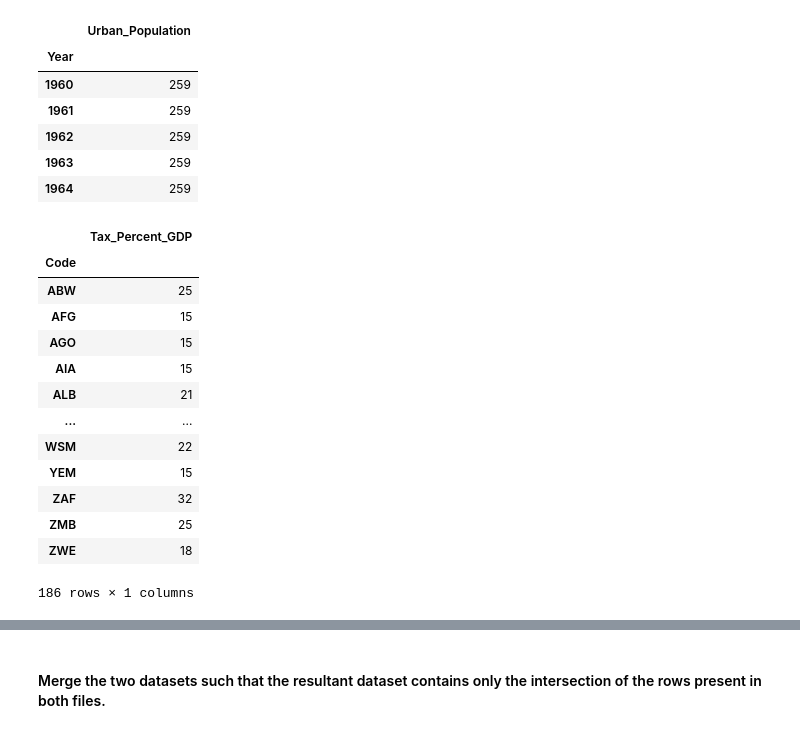
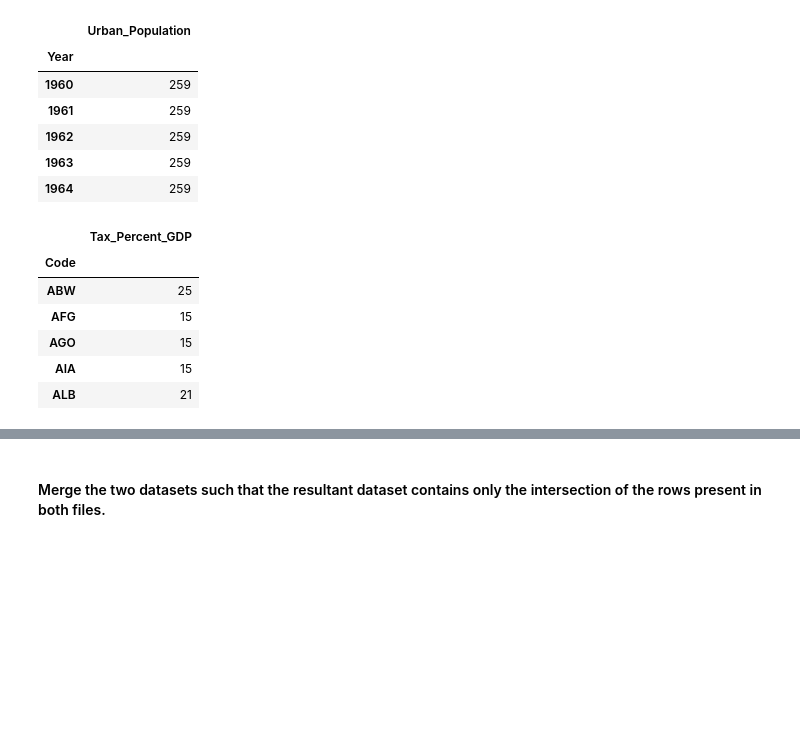
Before and after one commit to dray89/Python, a Jupyter notebook: Data Project/OLS_Regression.ipynb, the cells around one changed output, grey strips where cells are left out. Drawn from its saved outputs; the diff is of its cells as text; code cells hidden in the pictures; blank space fills up the shorter version.

```diff
--- a/Data Project/OLS_Regression.ipynb
+++ b/Data Project/OLS_Regression.ipynb
@@ -125,20 +114,13 @@ urban_population[['Year', 'Urban_Population']].groupby('Year').count().head()
 | 1963 | 259 |
 | 1964 | 259 |
 # %%
-income_taxes[['Code', 'Tax_Percent_GDP']].groupby('Code').count()
+income_taxes[['Code', 'Tax_Percent_GDP']].groupby('Code').count().head()
 # %% [output]
 |  | Tax_Percent_GDP |
 | Code |  |
 | ABW | 25 |
 | AFG | 15 |
 | AGO | 15 |
 | AIA | 15 |
 | ALB | 21 |
-| ... | ... |
-| WSM | 22 |
-| YEM | 15 |
-| ZAF | 32 |
-| ZMB | 25 |
-| ZWE | 18 |
-186 rows × 1 columns
 # %%
```
Also changed, not shown: parts of 35 cells of this notebook.
